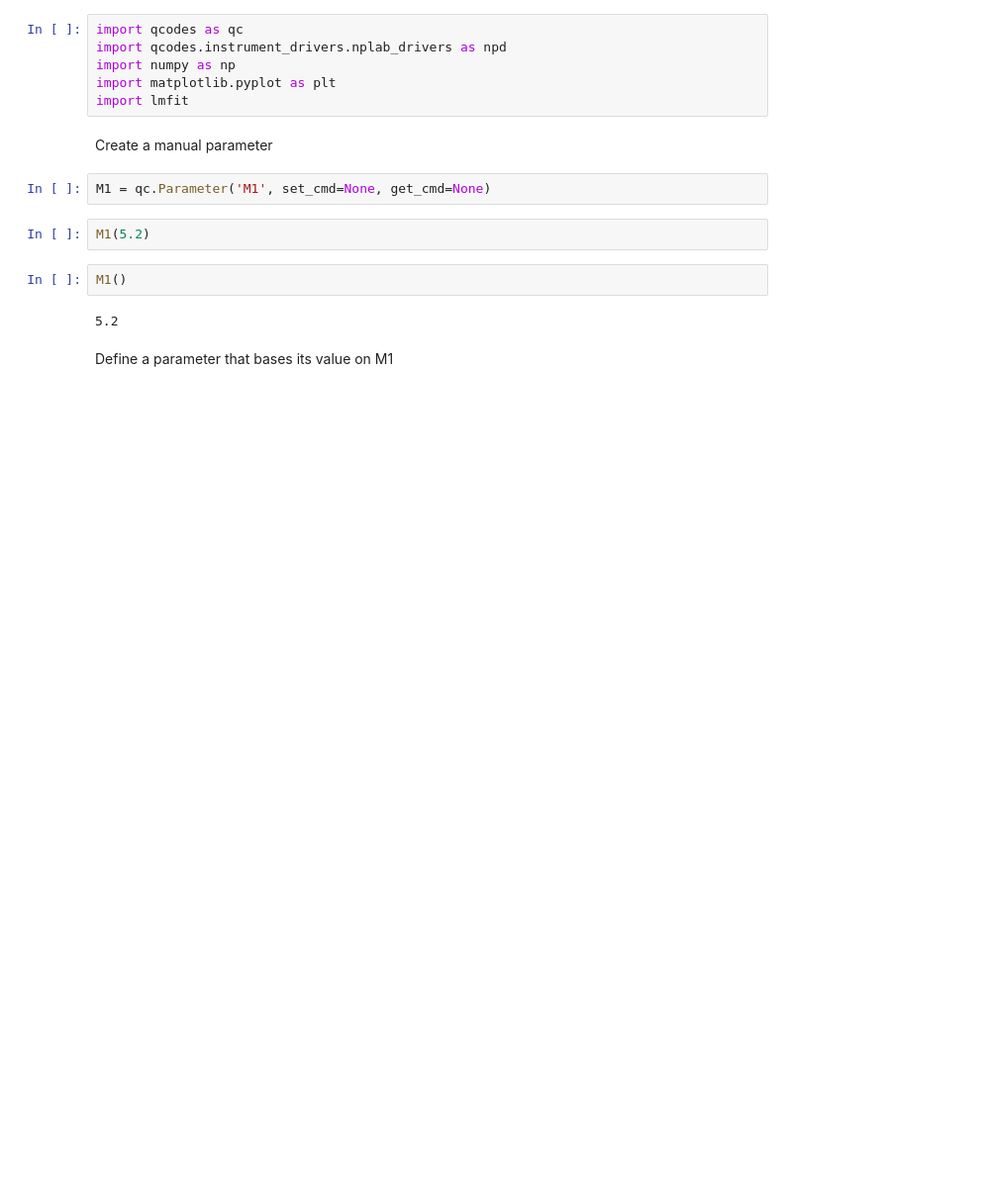
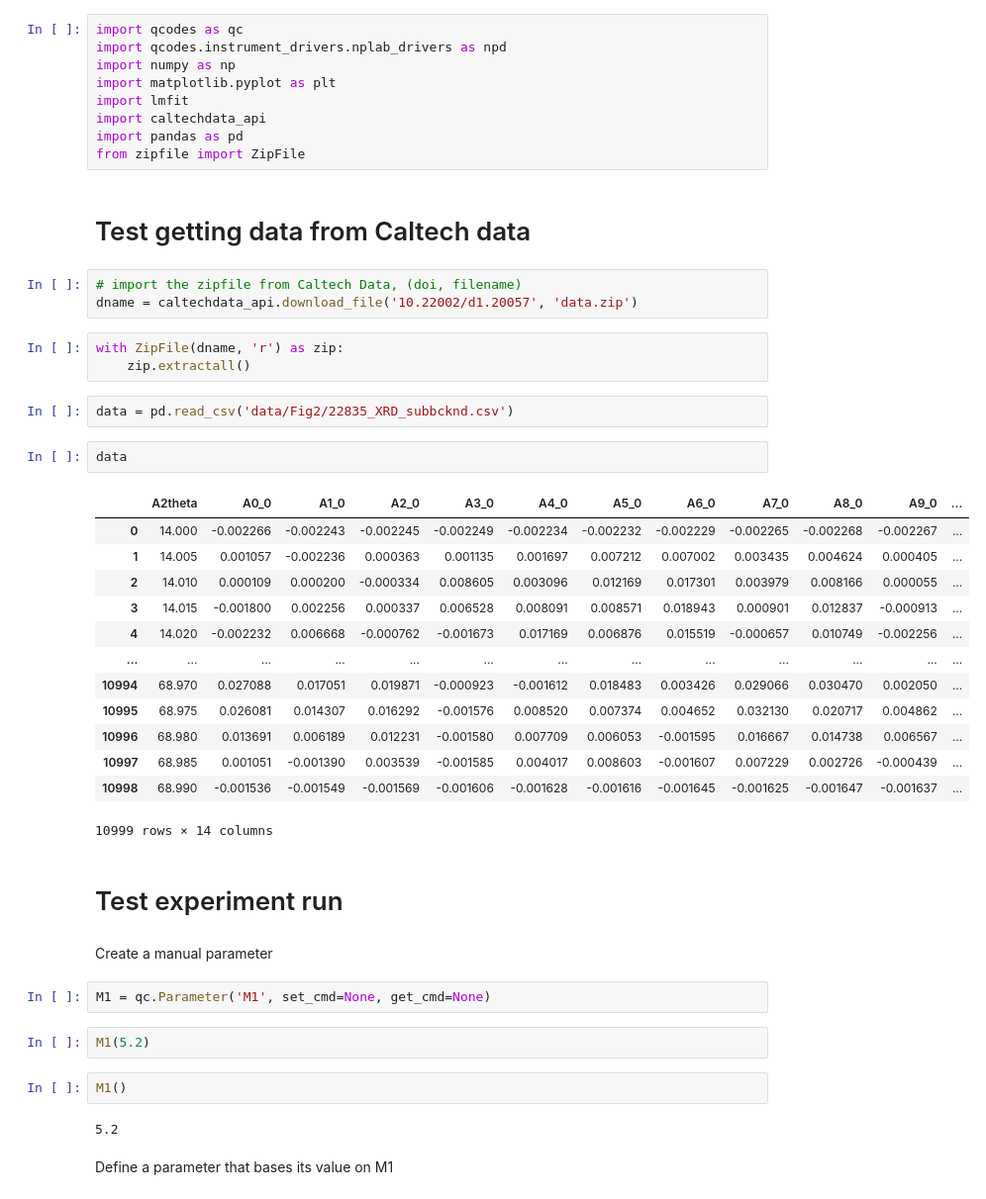
Before and after one commit to RMpolski/TestBinder, a Jupyter notebook: TestNotebook.ipynb, the cells around one changed output. Shown at 99% size. Drawn from its saved outputs; the diff is of its cells as text; blank space fills up the shorter version.

Commit message:
trying a pull from caltechdata with the same binder setup

```diff
--- a/TestNotebook.ipynb
+++ b/TestNotebook.ipynb
@@ -4,6 +4,37 @@ import qcodes.instrument_drivers.nplab_drivers as npd
 import numpy as np
 import matplotlib.pyplot as plt
 import lmfit
+import caltechdata_api
+import pandas as pd
+from zipfile import ZipFile
+# %% [markdown]
+# Test getting data from Caltech data
+# %%
+# import the zipfile from Caltech Data, (doi, filename)
+dname = caltechdata_api.download_file('10.22002/d1.20057', 'data.zip')
+# %%
+with ZipFile(dname, 'r') as zip:
+    zip.extractall()
+# %%
+data = pd.read_csv('data/Fig2/22835_XRD_subbcknd.csv')
+# %%
+data
+# %% [output]
+|  | A2theta | A0_0 | A1_0 | A2_0 | A3_0 | A4_0 | A5_0 | A6_0 | A7_0 | A8_0 | A9_0 | ... |
+| 0 | 14.000 | -0.002266 | -0.002243 | -0.002245 | -0.002249 | -0.002234 | -0.002232 | -0.002229 | -0.002265 | -0.002268 | -0.002267 | ... |
+| 1 | 14.005 | 0.001057 | -0.002236 | 0.000363 | 0.001135 | 0.001697 | 0.007212 | 0.007002 | 0.003435 | 0.004624 | 0.000405 | ... |
+| 2 | 14.010 | 0.000109 | 0.000200 | -0.000334 | 0.008605 | 0.003096 | 0.012169 | 0.017301 | 0.003979 | 0.008166 | 0.000055 | ... |
+| 3 | 14.015 | -0.001800 | 0.002256 | 0.000337 | 0.006528 | 0.008091 | 0.008571 | 0.018943 | 0.000901 | 0.012837 | -0.000913 | ... |
+| 4 | 14.020 | -0.002232 | 0.006668 | -0.000762 | -0.001673 | 0.017169 | 0.006876 | 0.015519 | -0.000657 | 0.010749 | -0.002256 | ... |
+| ... | ... | ... | ... | ... | ... | ... | ... | ... | ... | ... | ... | ... |
+| 10994 | 68.970 | 0.027088 | 0.017051 | 0.019871 | -0.000923 | -0.001612 | 0.018483 | 0.003426 | 0.029066 | 0.030470 | 0.002050 | ... |
+| 10995 | 68.975 | 0.026081 | 0.014307 | 0.016292 | -0.001576 | 0.008520 | 0.007374 | 0.004652 | 0.032130 | 0.020717 | 0.004862 | ... |
+| 10996 | 68.980 | 0.013691 | 0.006189 | 0.012231 | -0.001580 | 0.007709 | 0.006053 | -0.001595 | 0.016667 | 0.014738 | 0.006567 | ... |
+| 10997 | 68.985 | 0.001051 | -0.001390 | 0.003539 | -0.001585 | 0.004017 | 0.008603 | -0.001607 | 0.007229 | 0.002726 | -0.000439 | ... |
+| 10998 | 68.990 | -0.001536 | -0.001549 | -0.001569 | -0.001606 | -0.001628 | -0.001616 | -0.001645 | -0.001625 | -0.001647 | -0.001637 | ... |
+10999 rows × 14 columns
+# %% [markdown]
+# Test experiment run
 # %% [markdown]
 Create a manual parameter
 # %%
```
Also changed, not shown: 9 other files.
